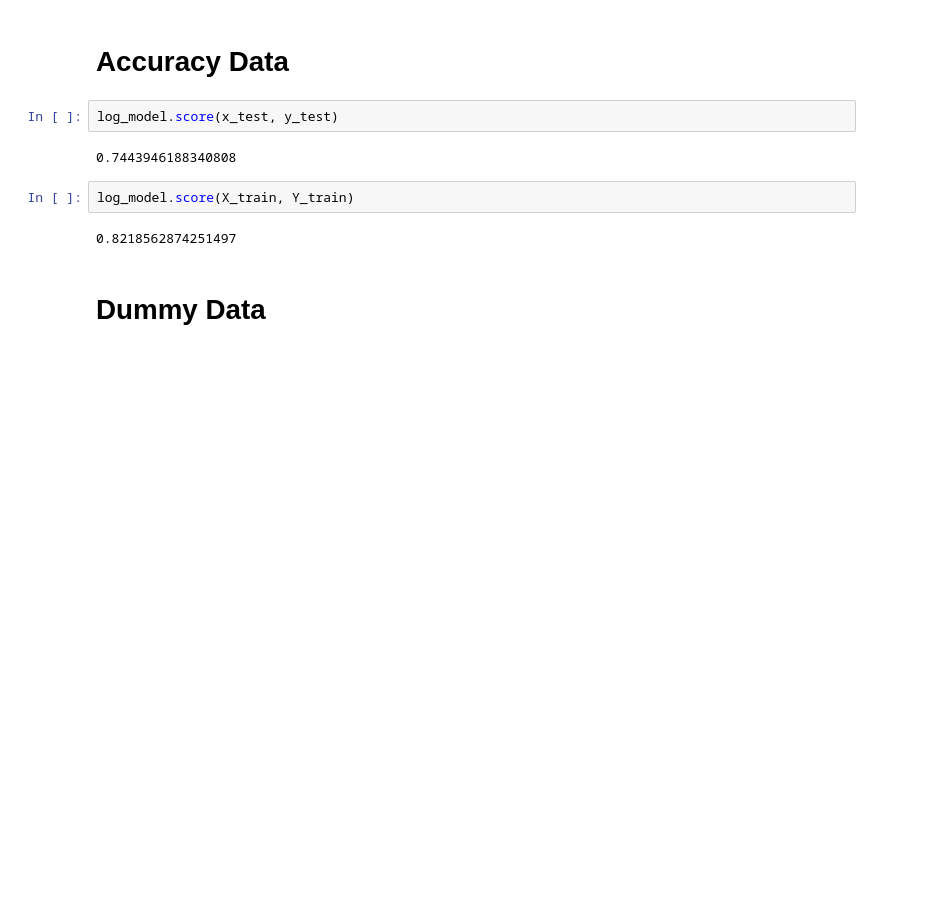
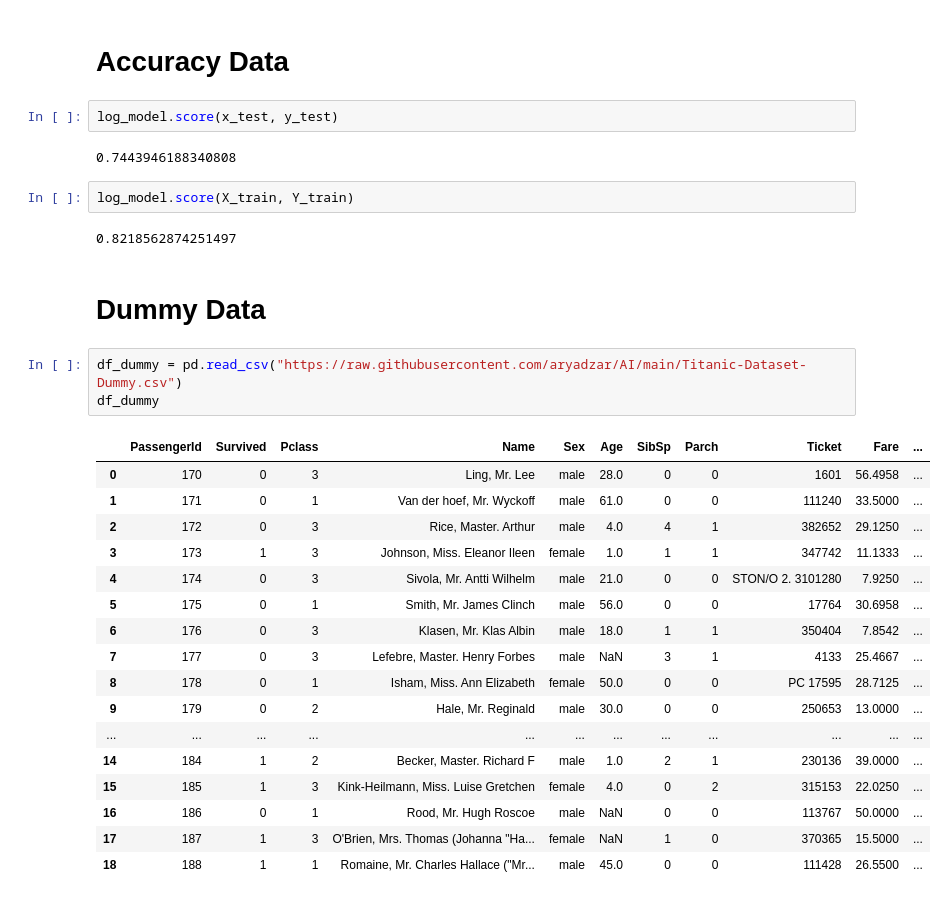
Before and after one commit to aryadzar/AI, a Jupyter notebook: 2217051007_M Arya Dzaky A_B_UTP AI.ipynb, the cells around one changed output. Saved outputs shown, nothing was run; the diff lists cells and outputs as text; blank space fills up the shorter version.

Commit message:
dummy update

```diff
--- a/2217051007_M Arya Dzaky A_B_UTP AI.ipynb
+++ b/2217051007_M Arya Dzaky A_B_UTP AI.ipynb
@@ -336,3 +336,24 @@ log_model.score(X_train, Y_train)
 0.8218562874251497
 # %% [markdown]
 # Dummy Data
+# %%
+df_dummy = pd.read_csv("https://raw.githubusercontent.com/aryadzar/AI/main/Titanic-Dataset-Dummy.csv")
+df_dummy
+# %% [output]
+|  | PassengerId | Survived | Pclass | Name | Sex | Age | SibSp | Parch | Ticket | Fare | ... |
+| 0 | 170 | 0 | 3 | Ling, Mr. Lee | male | 28.0 | 0 | 0 | 1601 | 56.4958 | ... |
+| 1 | 171 | 0 | 1 | Van der hoef, Mr. Wyckoff | male | 61.0 | 0 | 0 | 111240 | 33.5000 | ... |
+| 2 | 172 | 0 | 3 | Rice, Master. Arthur | male | 4.0 | 4 | 1 | 382652 | 29.1250 | ... |
+| 3 | 173 | 1 | 3 | Johnson, Miss. Eleanor Ileen | female | 1.0 | 1 | 1 | 347742 | 11.1333 | ... |
+| 4 | 174 | 0 | 3 | Sivola, Mr. Antti Wilhelm | male | 21.0 | 0 | 0 | STON/O 2. 3101280 | 7.9250 | ... |
+| 5 | 175 | 0 | 1 | Smith, Mr. James Clinch | male | 56.0 | 0 | 0 | 17764 | 30.6958 | ... |
+| 6 | 176 | 0 | 3 | Klasen, Mr. Klas Albin | male | 18.0 | 1 | 1 | 350404 | 7.8542 | ... |
+| 7 | 177 | 0 | 3 | Lefebre, Master. Henry Forbes | male | NaN | 3 | 1 | 4133 | 25.4667 | ... |
+| 8 | 178 | 0 | 1 | Isham, Miss. Ann Elizabeth | female | 50.0 | 0 | 0 | PC 17595 | 28.7125 | ... |
+| 9 | 179 | 0 | 2 | Hale, Mr. Reginald | male | 30.0 | 0 | 0 | 250653 | 13.0000 | ... |
+| ... | ... | ... | ... | ... | ... | ... | ... | ... | ... | ... | ... |
+| 14 | 184 | 1 | 2 | Becker, Master. Richard F | male | 1.0 | 2 | 1 | 230136 | 39.0000 | ... |
+| 15 | 185 | 1 | 3 | Kink-Heilmann, Miss. Luise Gretchen | female | 4.0 | 0 | 2 | 315153 | 22.0250 | ... |
+| 16 | 186 | 0 | 1 | Rood, Mr. Hugh Roscoe | male | NaN | 0 | 0 | 113767 | 50.0000 | ... |
+| 17 | 187 | 1 | 3 | O'Brien, Mrs. Thomas (Johanna "Ha... | female | NaN | 1 | 0 | 370365 | 15.5000 | ... |
+| 18 | 188 | 1 | 1 | Romaine, Mr. Charles Hallace ("Mr... | male | 45.0 | 0 | 0 | 111428 | 26.5500 | ... |
```
Also changed, not shown: 1 other file.
